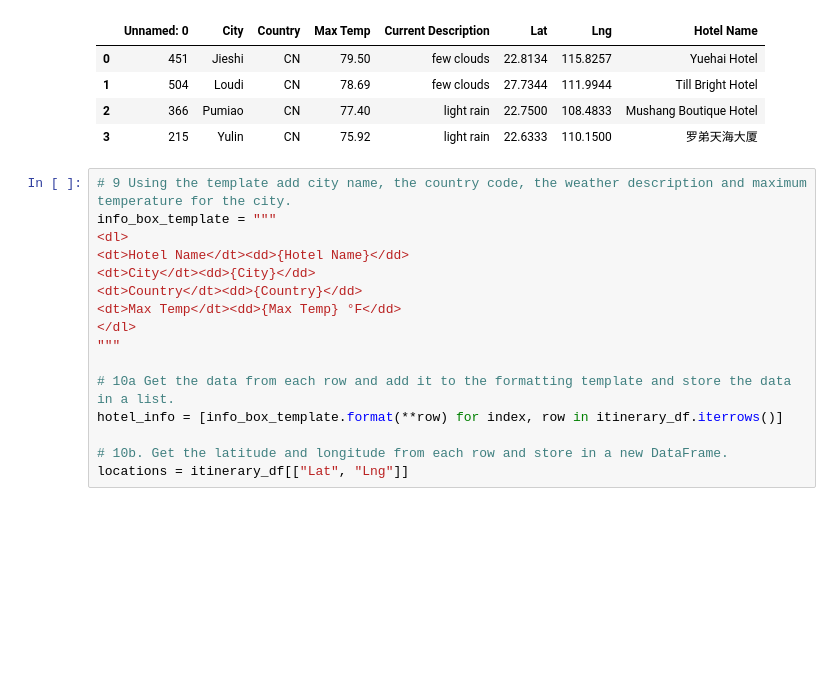
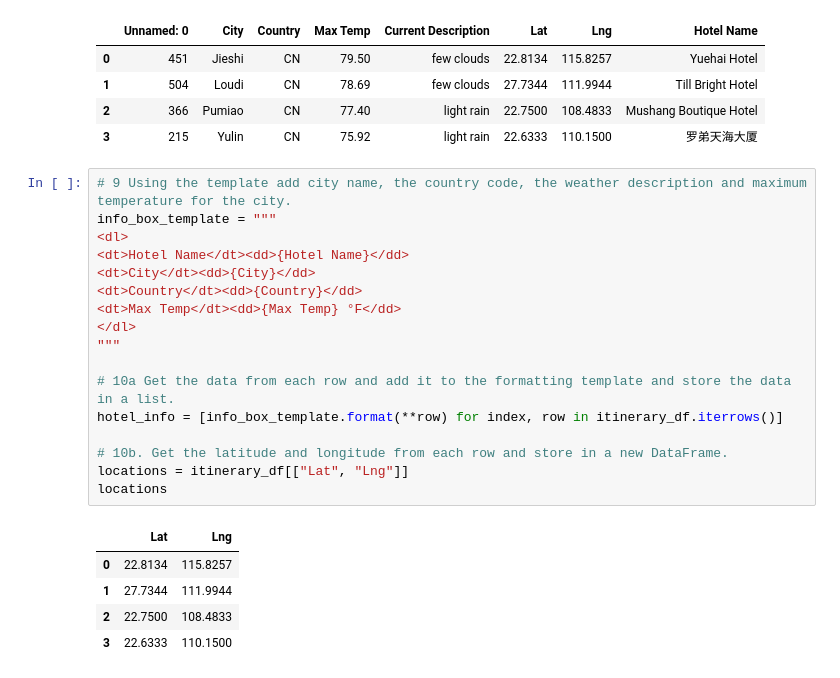
Before and after one commit to jmarrujo31/World_Weather_Analysis, a Jupyter notebook: Vacation_Itinerary/Vacation_Itinerary.ipynb, the cells around one changed output. Drawn from its saved outputs; the diff is of its cells as text; blank space fills up the shorter version.

```diff
--- a/Vacation_Itinerary/Vacation_Itinerary.ipynb
+++ b/Vacation_Itinerary/Vacation_Itinerary.ipynb
@@ -142,18 +142,25 @@ itinerary_df
 # %%
 # 9 Using the template add city name, the country code, the weather description and maximum temperature for the city.
 info_box_template = """
 <dl>
 <dt>Hotel Name</dt><dd>{Hotel Name}</dd>
 <dt>City</dt><dd>{City}</dd>
 <dt>Country</dt><dd>{Country}</dd>
 <dt>Max Temp</dt><dd>{Max Temp} °F</dd>
 </dl>
 """
 
 # 10a Get the data from each row and add it to the formatting template and store the data in a list.
 hotel_info = [info_box_template.format(**row) for index, row in itinerary_df.iterrows()]
 
 # 10b. Get the latitude and longitude from each row and store in a new DataFrame.
 locations = itinerary_df[["Lat", "Lng"]]
+locations
+# %% [output]
+|  | Lat | Lng |
+| 0 | 22.8134 | 115.8257 |
+| 1 | 27.7344 | 111.9944 |
+| 2 | 22.7500 | 108.4833 |
+| 3 | 22.6333 | 110.1500 |
 # %%
 # 11a. Add a marker layer for each city to the map.
```
Also changed, not shown: parts of 2 cells of this notebook, 2 other files.
